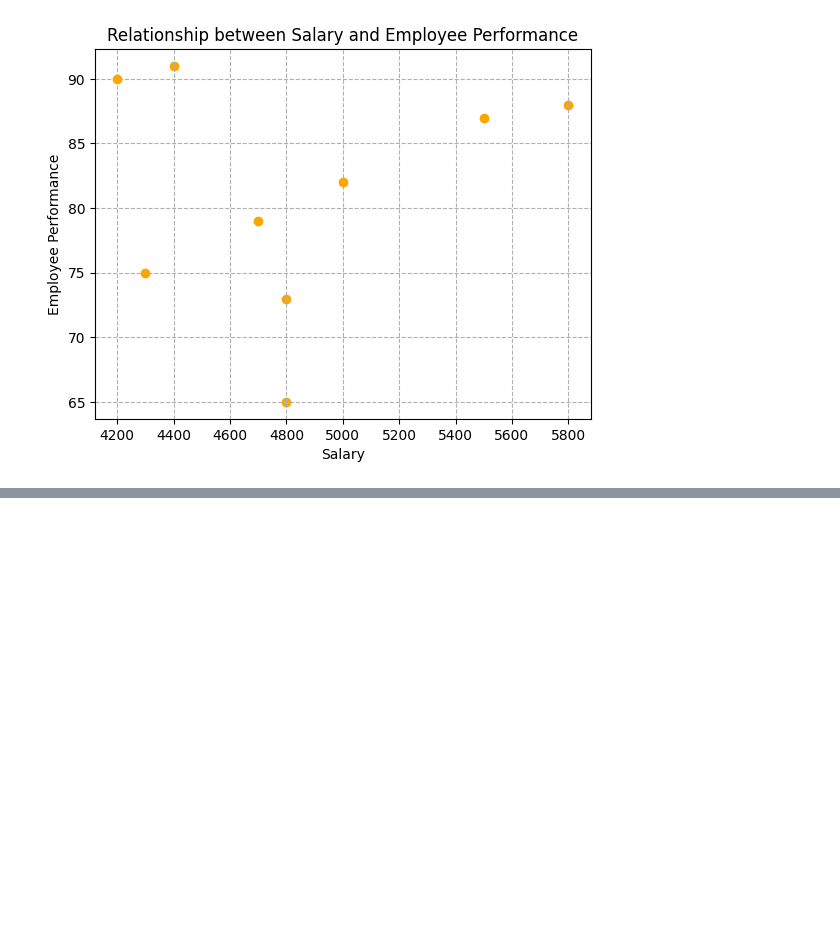
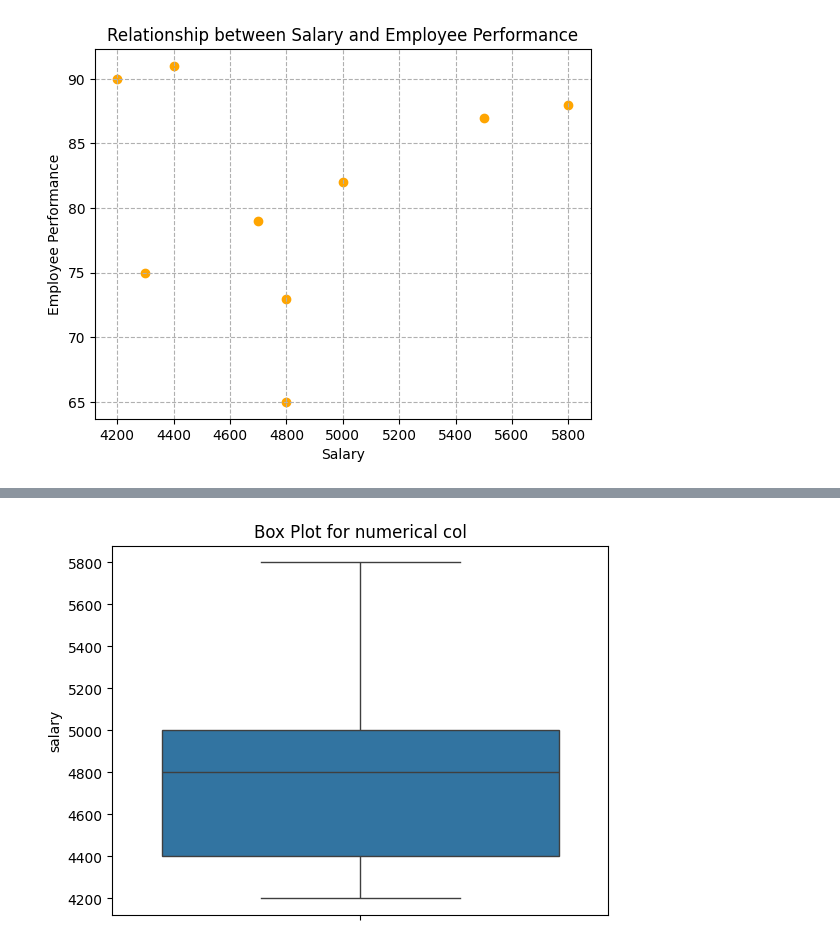
Before and after one commit to augustus-somtochukwu-umeh/Data-Science, a Jupyter notebook: employee_dataset.ipynb, the cells around one changed output, grey strips where cells are left out. Cells and saved outputs as stored; diff of their text form; code cells hidden in the pictures; blank space fills up the shorter version.

```diff
--- a/employee_dataset.ipynb
+++ b/employee_dataset.ipynb
@@ -947,0 +975,6 @@ plt.show()
+# %%
+sns.boxplot(merge_df['salary'])
+plt.title('Box Plot for numerical col')
+plt.show()
+# %% [output]
+[figure, added]
```
Also changed, not shown: parts of 9 cells of this notebook.
